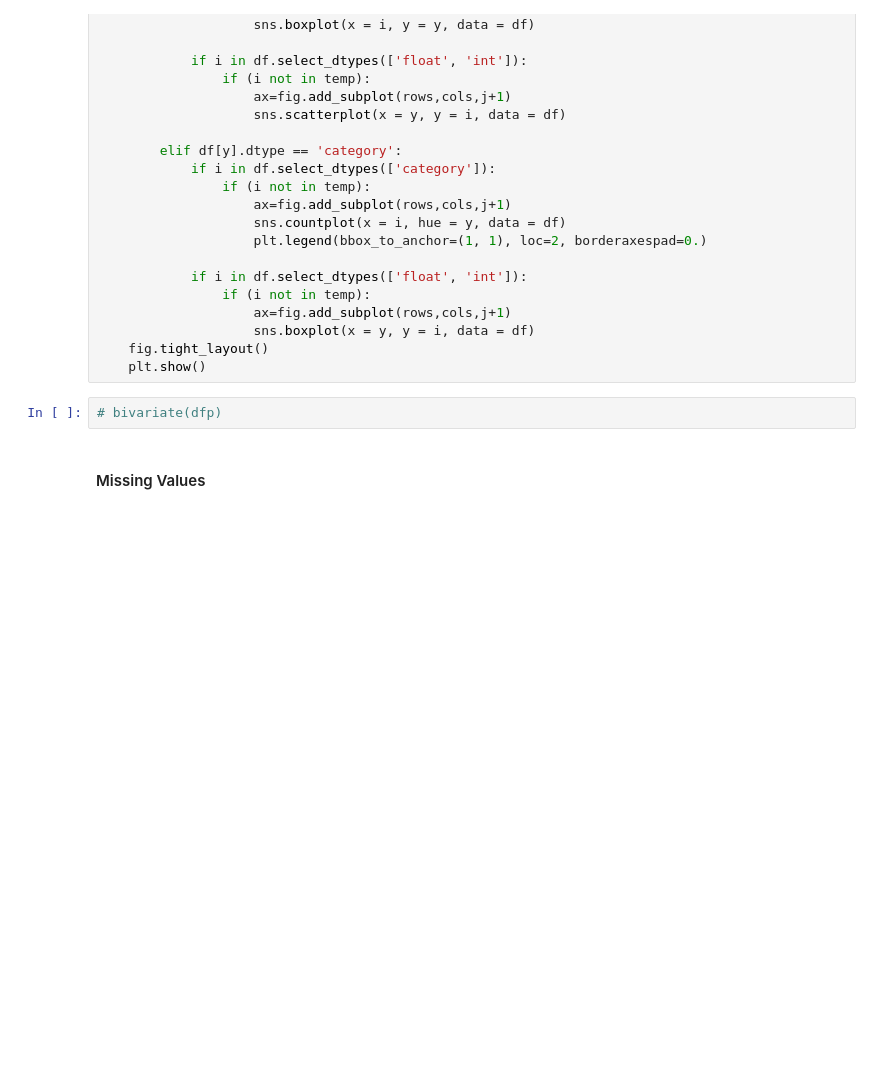
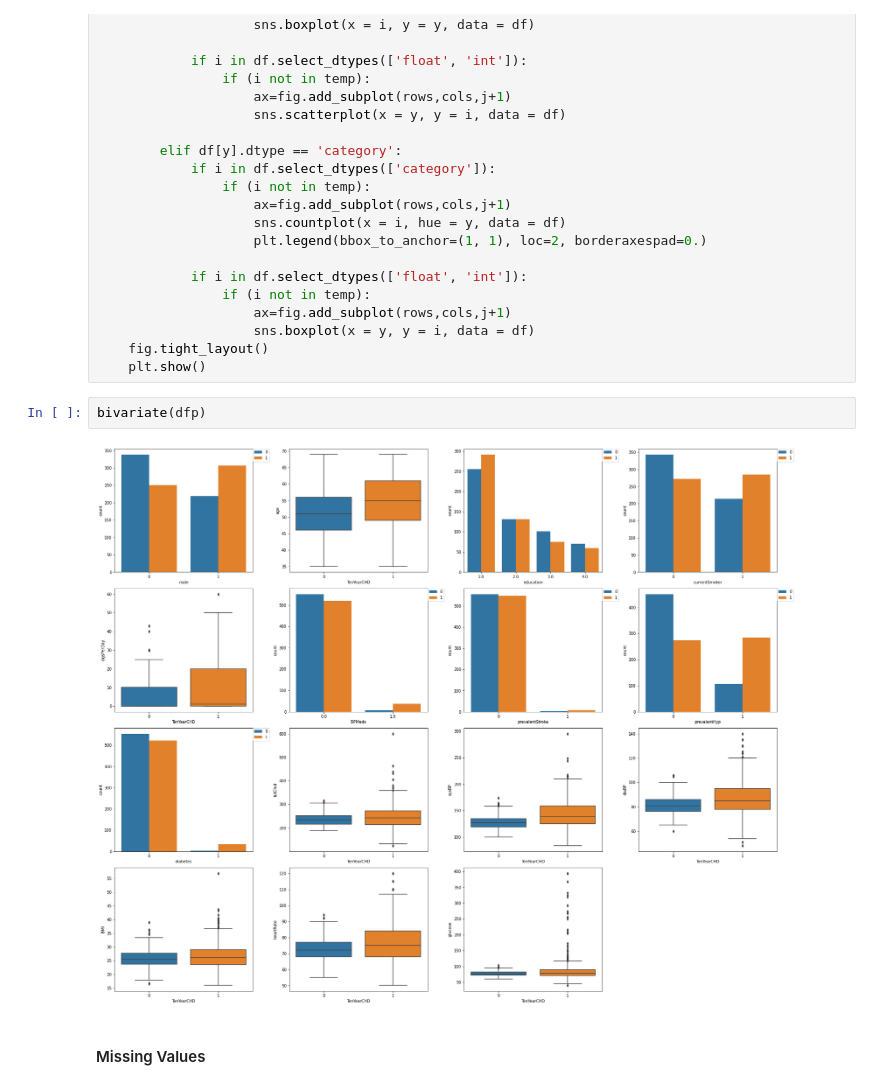
Before and after one commit to Dhruv-Chandra/Heart-Patients, a Jupyter notebook: Heart Patients.ipynb, the cells around one changed output. Drawn from its saved outputs; the diff is of its cells as text; blank space fills up the shorter version.

```diff
--- a/Heart Patients.ipynb
+++ b/Heart Patients.ipynb
@@ -156,8 +158,10 @@ def bivariate(df, y = target_var, cols = 4, rows = 4):
                     sns.boxplot(x = y, y = i, data = df)
     fig.tight_layout()
     plt.show()
-# %%
-# bivariate(dfp)
+# %%
+bivariate(dfp)
+# %% [output]
+[figure, added]
 # %% [markdown]
 #### Missing Values
 # %%
```
Also changed, not shown: parts of 2 cells of this notebook.
